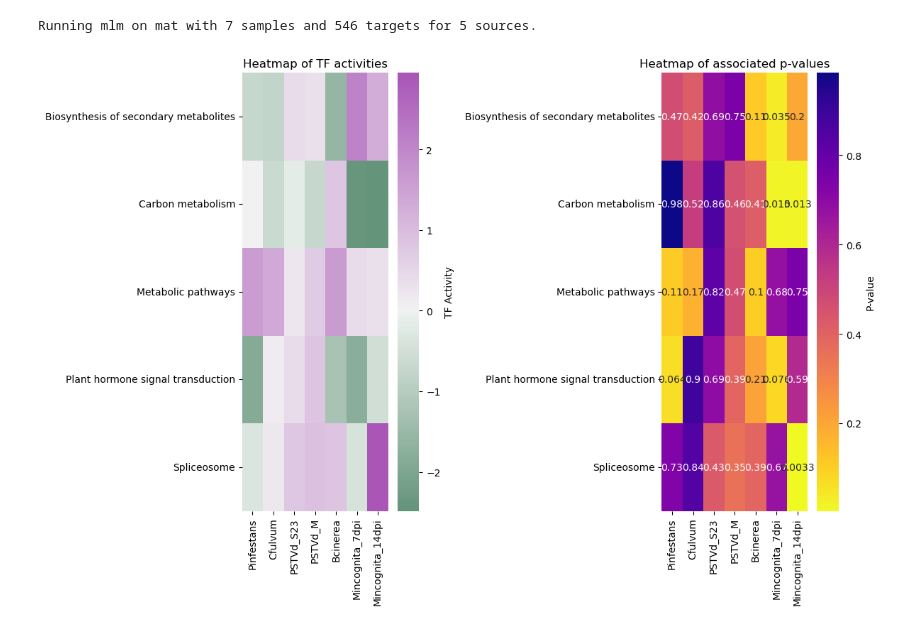
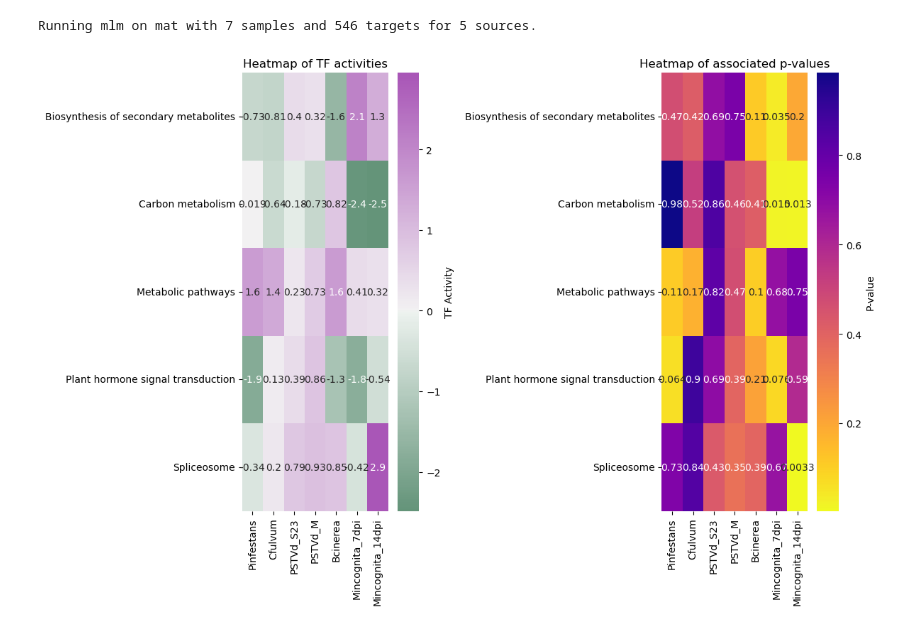
Before and after one commit to Plant-Net/TomTom_GRN_Framework, a Jupyter notebook: TDA/Pathway_acts_hubs.ipynb, the cells around one changed output. Drawn from its saved outputs; the diff is of its cells as text; code cells hidden in the pictures.

```diff
--- a/TDA/Pathway_acts_hubs.ipynb
+++ b/TDA/Pathway_acts_hubs.ipynb
@@ -46,12 +46,12 @@ Running mlm on mat with 7 samples and 546 targets for 5 sources.
 # %%
 fig, axes = plt.subplots(1,2, figsize=(12,8), tight_layout=True)
 
 axes[0].set_title('Heatmap of TF activities')
-sns.heatmap(pathway_acts.T, cmap=sns.diverging_palette(145, 300, s=60, as_cmap=True), ax=axes[0], center=0, annot=False, cbar_kws={'label': 'TF Activity'})
+sns.heatmap(pathway_acts.T, cmap=sns.diverging_palette(145, 300, s=60, as_cmap=True), ax=axes[0], center=0, annot=True, cbar_kws={'label': 'TF Activity'})
 axes[1].set_title('Heatmap of associated p-values')
 sns.heatmap(pathway_pvals.T, cmap='plasma_r', ax=axes[1], annot=True,cbar_kws={'label': 'P-value'})
 
 plt.savefig('Plot/Heatmap_activity_hubs_GRN.svg', format='svg')
 plt.show()
 # %% [output]
-[figure, old version]
+[figure, new version]
```
Also changed, not shown: parts of 1 cell of this notebook, 10 other files.
